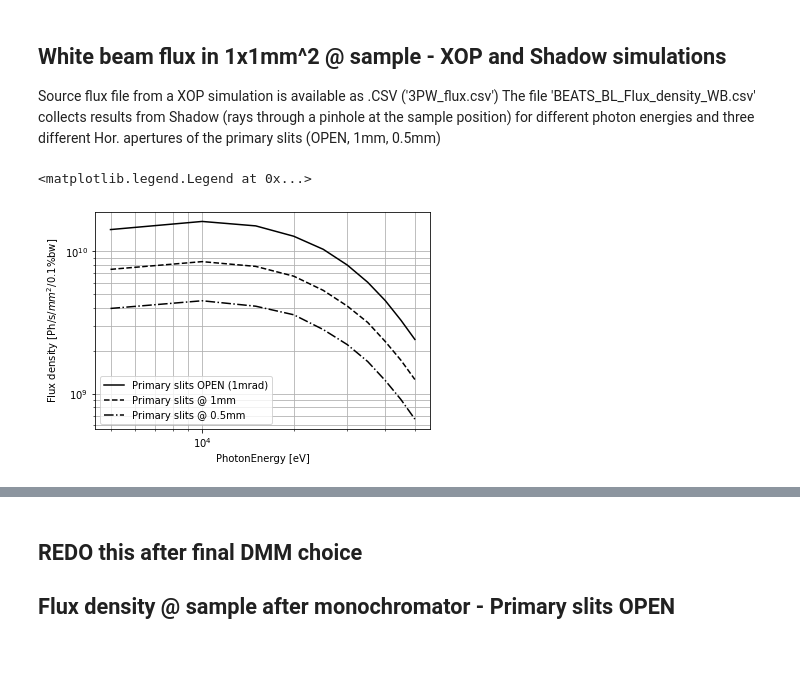
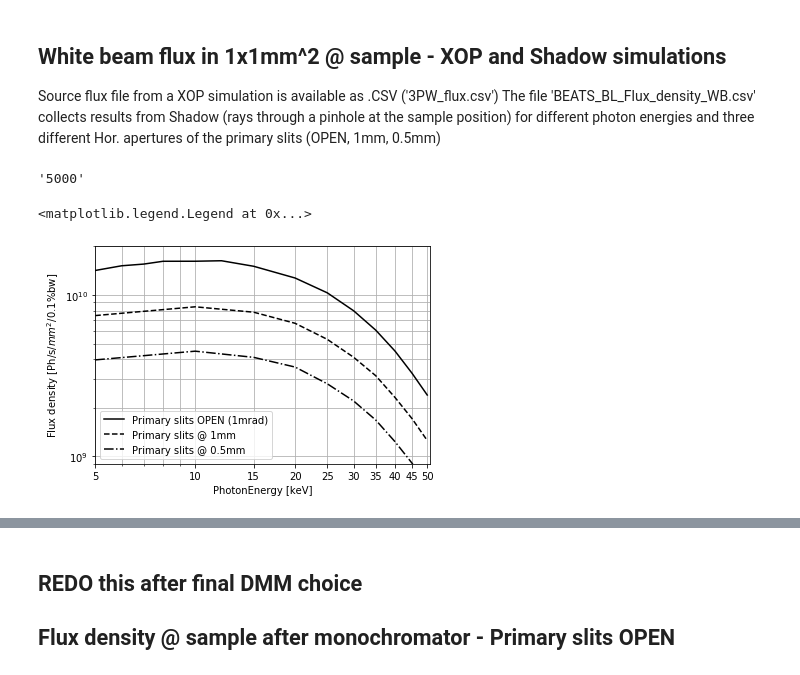
Before and after one commit to gianthk/BEATS_raytracing, a Jupyter notebook: BEATS_TDR-Chapter_07f_Optics_Raytracing-Flux_density.ipynb, the cells around one changed output, grey strips where cells are left out. Drawn from its saved outputs; the diff is of its cells as text; code cells hidden in the pictures.

Commit message:
added data, plot of all TOMCAT filters

```diff
--- a/BEATS_TDR-Chapter_07f_Optics_Raytracing-Flux_density.ipynb
+++ b/BEATS_TDR-Chapter_07f_Optics_Raytracing-Flux_density.ipynb
@@ -36,38 +32,42 @@ FluxDensityWB_filecsv = 'Oasys/BEATS_BL_Flux_density_WB.csv'
 FluxDensityWB = pd.read_csv(FluxDensityWB_filecsv, sep=',', names=names, skiprows=[0, 1, 2, 3, 4, 5])
 # FluxDensityWB.info()
 # FluxDensityWB.head()
+# %%
+FluxDensityWB['E'][23]
+# %% [output]
+'5000'
 # %%
 # read CSV file with three-pole wiggler flux from XOP
 fluxdata = pd.read_csv('Oasys/3PW_flux.csv', sep=',', names=['E', 'F'], skiprows=[0])
 # Sample XOP flux data @ the energies used for the Shadow simulation
-F_source = np.array([fluxdata['F'][np.argmin(np.abs(float(FluxDensityWB['E'][0])-fluxdata['E']))],
-                     fluxdata['F'][np.argmin(np.abs(float(FluxDensityWB['E'][1])-fluxdata['E']))],
-                     fluxdata['F'][np.argmin(np.abs(float(FluxDensityWB['E'][2])-fluxdata['E']))],
-                     fluxdata['F'][np.argmin(np.abs(float(FluxDensityWB['E'][3])-fluxdata['E']))],
-                     fluxdata['F'][np.argmin(np.abs(float(FluxDensityWB['E'][4])-fluxdata['E']))],
-                     fluxdata['F'][np.argmin(np.abs(float(FluxDensityWB['E'][5])-fluxdata['E']))],
-                     fluxdata['F'][np.argmin(np.abs(float(FluxDensityWB['E'][6])-fluxdata['E']))],
-                     fluxdata['F'][np.argmin(np.abs(float(FluxDensityWB['E'][7])-fluxdata['E']))],
-                     fluxdata['F'][np.argmin(np.abs(float(FluxDensityWB['E'][8])-fluxdata['E']))],
-                     fluxdata['F'][np.argmin(np.abs(float(FluxDensityWB['E'][9])-fluxdata['E']))]])
+F_source = np.zeros((18),dtype=np.float)
+for i in range(0, 18):
+    F_source[i] = fluxdata['F'][np.argmin(np.abs(float(FluxDensityWB['E'][i])-fluxdata['E']))]
+
+F_source2 = np.zeros((10),dtype=np.float)
+for i in range(0, 10):
+    F_source2[i] = fluxdata['F'][np.argmin(np.abs(float(FluxDensityWB['E'][23+i])-fluxdata['E']))]
 # %%
 # Flux_density_WB = Flux_XOP * (n. good rays / Tot. rays)
-Flux_d_1mrad = F_source*FluxDensityWB['I'][0:10].astype('float')/FluxDensityWB['n'][0:10].astype('float')
-Flux_d_1mm = F_source*FluxDensityWB['I'][15:25].astype('float')/FluxDensityWB['n'][15:25].astype('float')
-Flux_d_05mm = F_source*FluxDensityWB['I'][30:40].astype('float')/FluxDensityWB['n'][30:40].astype('float')
+Flux_d_1mrad = F_source*FluxDensityWB['I'][0:18].astype('float')/FluxDensityWB['n'][0:18].astype('float')
+Flux_d_1mm = F_source2*FluxDensityWB['I'][23:33].astype('float')/FluxDensityWB['n'][23:33].astype('float')
+Flux_d_05mm = F_source2*FluxDensityWB['I'][38:48].astype('float')/FluxDensityWB['n'][38:48].astype('float')
 # %%
 # plot of the flux @ 43m
 f, ax = plt.subplots()
-plt.plot(FluxDensityWB['E'][0:10].astype('float'), Flux_d_1mrad, 'k')
-plt.plot(FluxDensityWB['E'][0:10].astype('float'), Flux_d_1mm, '--k')
-plt.plot(FluxDensityWB['E'][0:10].astype('float'), Flux_d_05mm, '-.k')
+plt.plot(1e-3*FluxDensityWB['E'][0:18].astype('float'), Flux_d_1mrad, 'k')
+plt.plot(1e-3*FluxDensityWB['E'][23:33].astype('float'), Flux_d_1mm, '--k')
+plt.plot(1e-3*FluxDensityWB['E'][38:48].astype('float'), Flux_d_05mm, '-.k')
 ax.set_xscale('log')
 ax.set_yscale('log')
-plt.xlabel('PhotonEnergy [eV]')
+ax.set(xlim=(5, 51), ylim=(9e8, 2e10))
+plt.xticks(np.arange(5, 55, 5))
+ax.xaxis.set_major_formatter(ScalarFormatter())
+plt.xlabel('PhotonEnergy [keV]')
 plt.ylabel('Flux density [Ph/s/$mm^2$/0.1%bw]')
 plt.grid(True, which="both")
 plt.legend(['Primary slits OPEN (1mrad)', 'Primary slits @ 1mm', 'Primary slits @ 0.5mm'], loc='lower left')
 # f.savefig("BEATS_WB_flux_density_primary_slits.png", bbox_inches='tight', dpi=600)
 # %% [output]
 <matplotlib.legend.Legend at 0x...>
-[figure, old version]
+[figure, new version]
```
Also changed, not shown: parts of 11 cells of this notebook, 24 other files.
